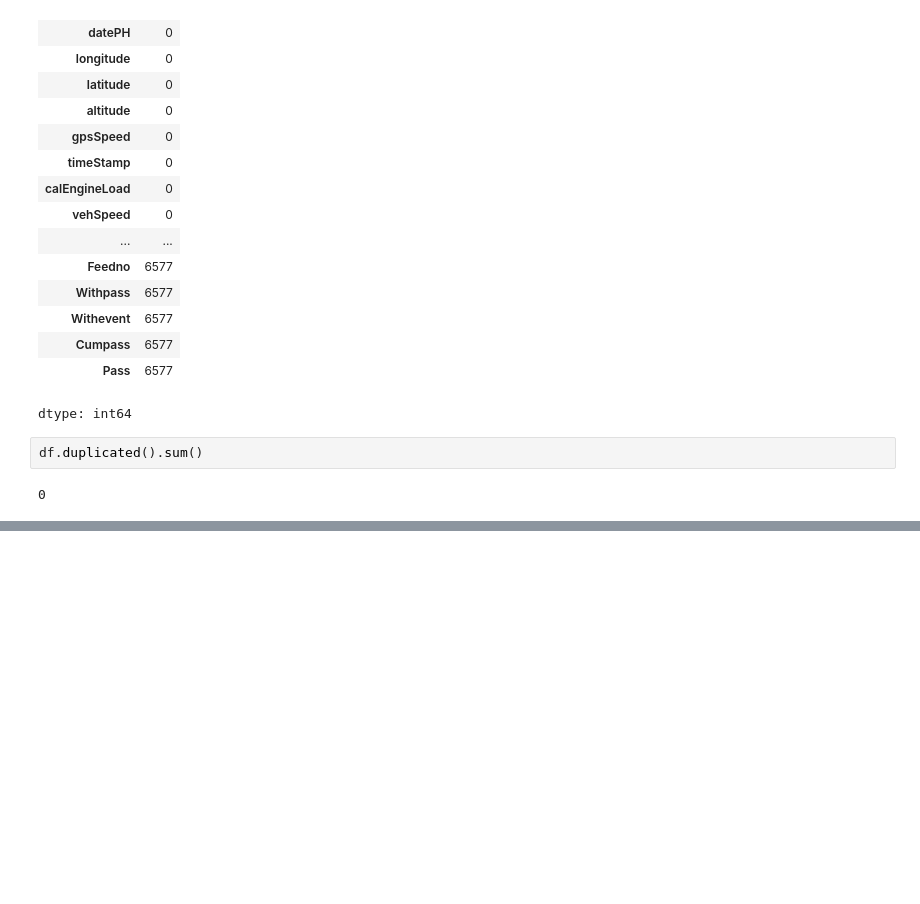
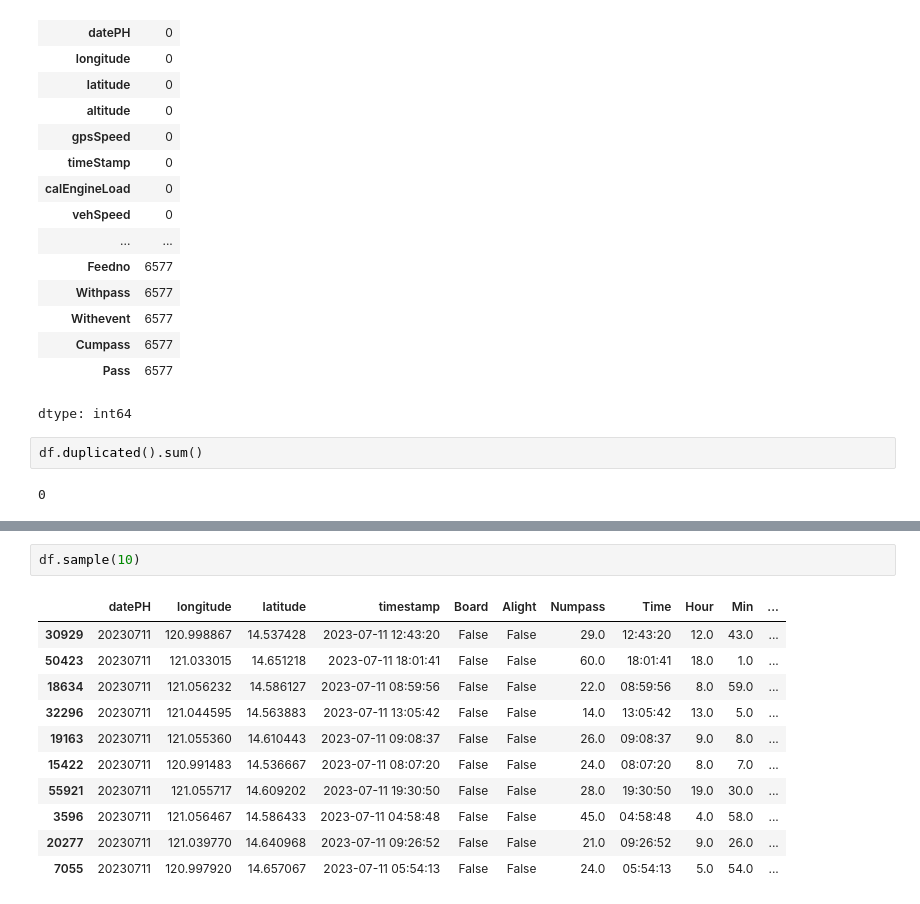
Before and after one commit to machiwao/pjdsc-optima-prime-sakayan-express, a Jupyter notebook: SakayanExpress_DemandMapping.ipynb, the cells around one changed output, grey strips where cells are left out. Drawn from its saved outputs; the diff is of its cells as text; blank space fills up the shorter version.

```diff
--- a/SakayanExpress_DemandMapping.ipynb
+++ b/SakayanExpress_DemandMapping.ipynb
@@ -131,0 +199,14 @@ df.duplicated().sum()
+# %%
+df.sample(10)
+# %% [output]
+|  | datePH | longitude | latitude | timestamp | Board | Alight | Numpass | Time | Hour | Min | ... |
+| 30929 | 20230711 | 120.998867 | 14.537428 | 2023-07-11 12:43:20 | False | False | 29.0 | 12:43:20 | 12.0 | 43.0 | ... |
+| 50423 | 20230711 | 121.033015 | 14.651218 | 2023-07-11 18:01:41 | False | False | 60.0 | 18:01:41 | 18.0 | 1.0 | ... |
+| 18634 | 20230711 | 121.056232 | 14.586127 | 2023-07-11 08:59:56 | False | False | 22.0 | 08:59:56 | 8.0 | 59.0 | ... |
+| 32296 | 20230711 | 121.044595 | 14.563883 | 2023-07-11 13:05:42 | False | False | 14.0 | 13:05:42 | 13.0 | 5.0 | ... |
+| 19163 | 20230711 | 121.055360 | 14.610443 | 2023-07-11 09:08:37 | False | False | 26.0 | 09:08:37 | 9.0 | 8.0 | ... |
+| 15422 | 20230711 | 120.991483 | 14.536667 | 2023-07-11 08:07:20 | False | False | 24.0 | 08:07:20 | 8.0 | 7.0 | ... |
+| 55921 | 20230711 | 121.055717 | 14.609202 | 2023-07-11 19:30:50 | False | False | 28.0 | 19:30:50 | 19.0 | 30.0 | ... |
+| 3596 | 20230711 | 121.056467 | 14.586433 | 2023-07-11 04:58:48 | False | False | 45.0 | 04:58:48 | 4.0 | 58.0 | ... |
+| 20277 | 20230711 | 121.039770 | 14.640968 | 2023-07-11 09:26:52 | False | False | 21.0 | 09:26:52 | 9.0 | 26.0 | ... |
+| 7055 | 20230711 | 120.997920 | 14.657067 | 2023-07-11 05:54:13 | False | False | 24.0 | 05:54:13 | 5.0 | 54.0 | ... |
```
Also changed, not shown: parts of 32 cells of this notebook.
